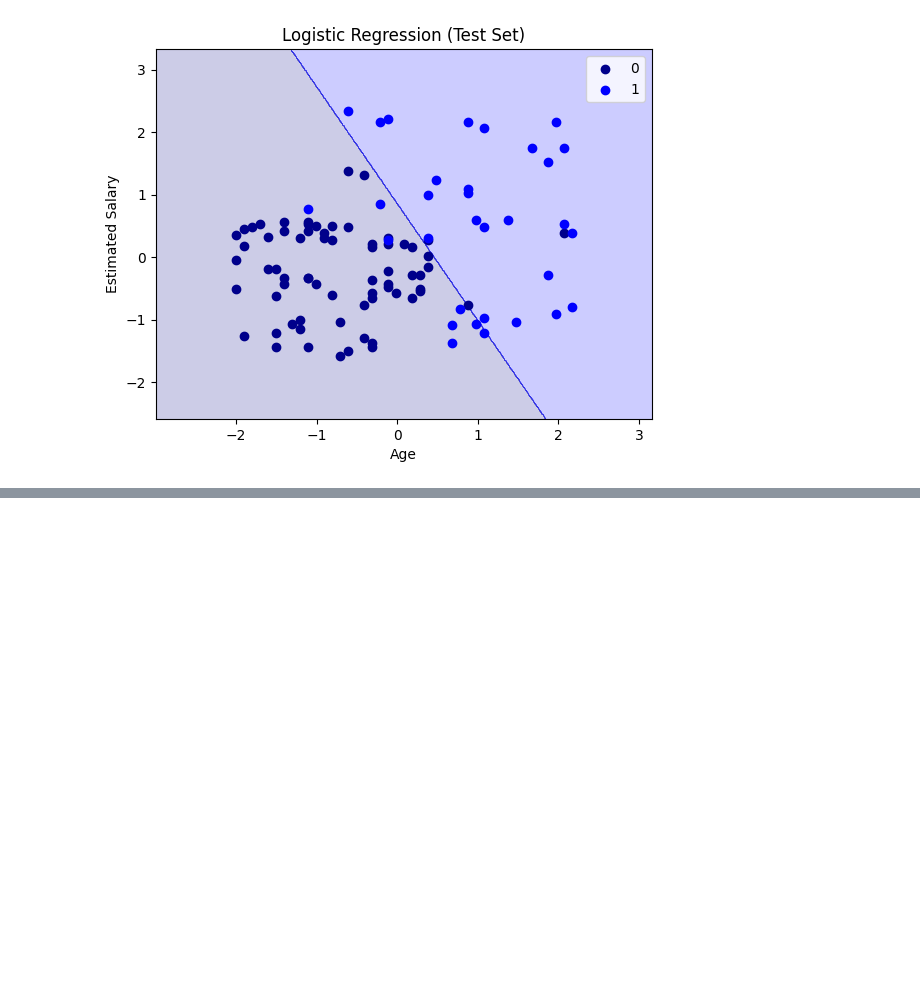
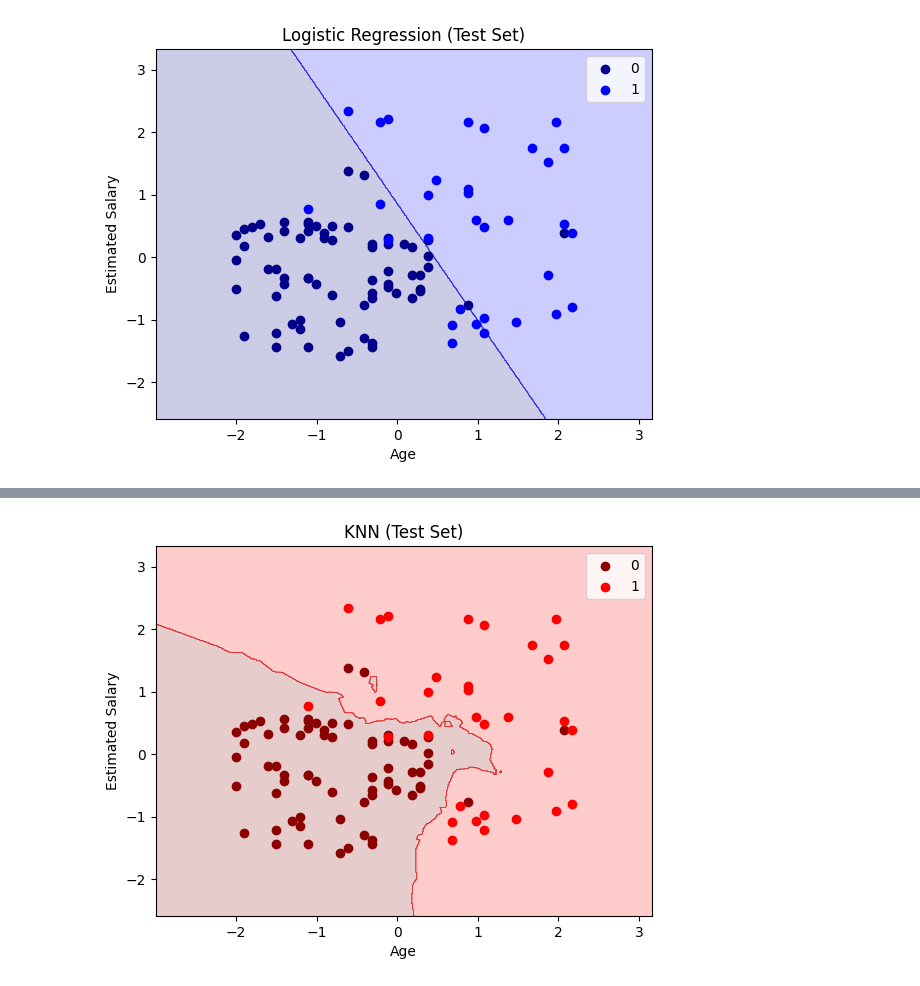
Before and after one commit to miuddinsyah/Assignment-Week-1-Machine-Learning, a Jupyter notebook: Classification Model TASK 1.ipynb, the cells around one changed output, grey strips where cells are left out. Cells and saved outputs as stored; diff of their text form; code cells hidden in the pictures; blank space fills up the shorter version.

```diff
--- a/Classification Model TASK 1.ipynb
+++ b/Classification Model TASK 1.ipynb
@@ -232,0 +260,4 @@ plot_decision_boundary(X_test, y_test, model, title="Logistic Regression (Test S
+# %%
+plot_decision_boundary(X_test, y_test, classifierKNN, title="KNN (Test Set)",warna1="darkred",warna2="red")
+# %% [output]
+[figure, added]
```
Also changed, not shown: parts of 25 cells of this notebook.
